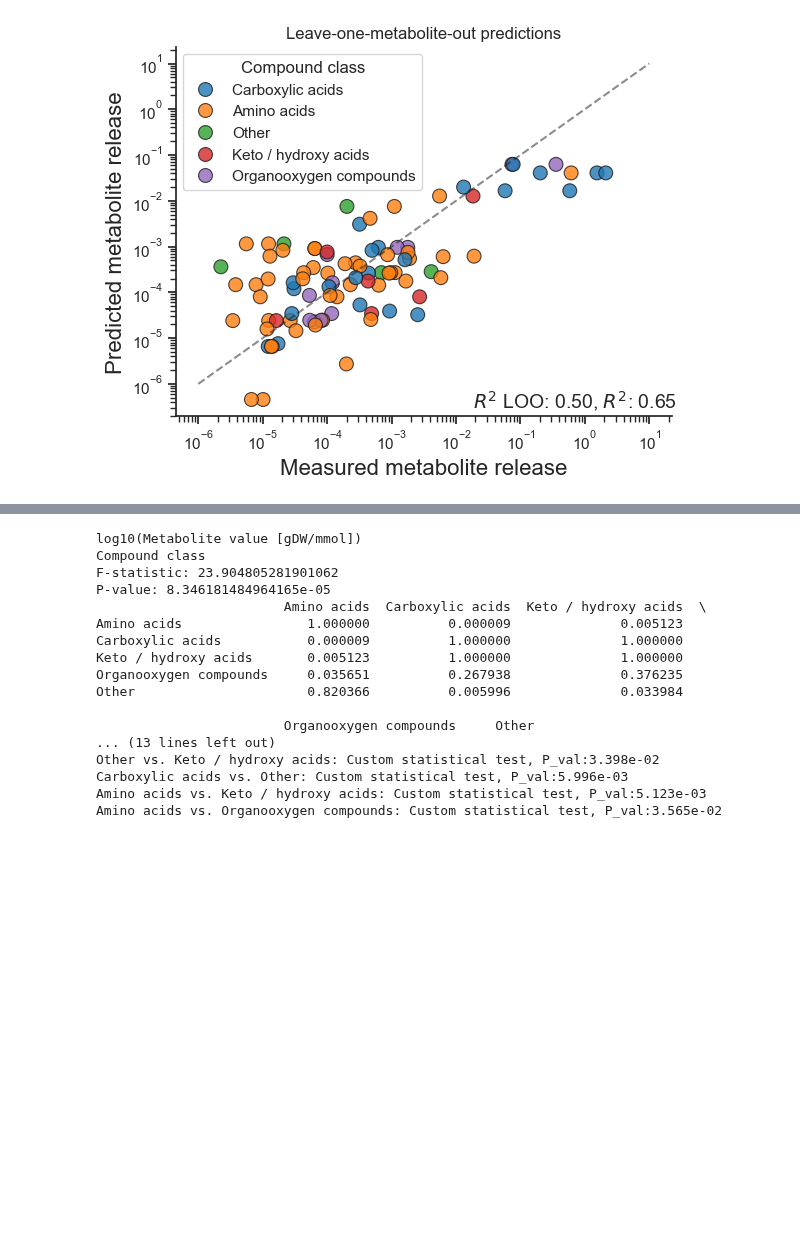
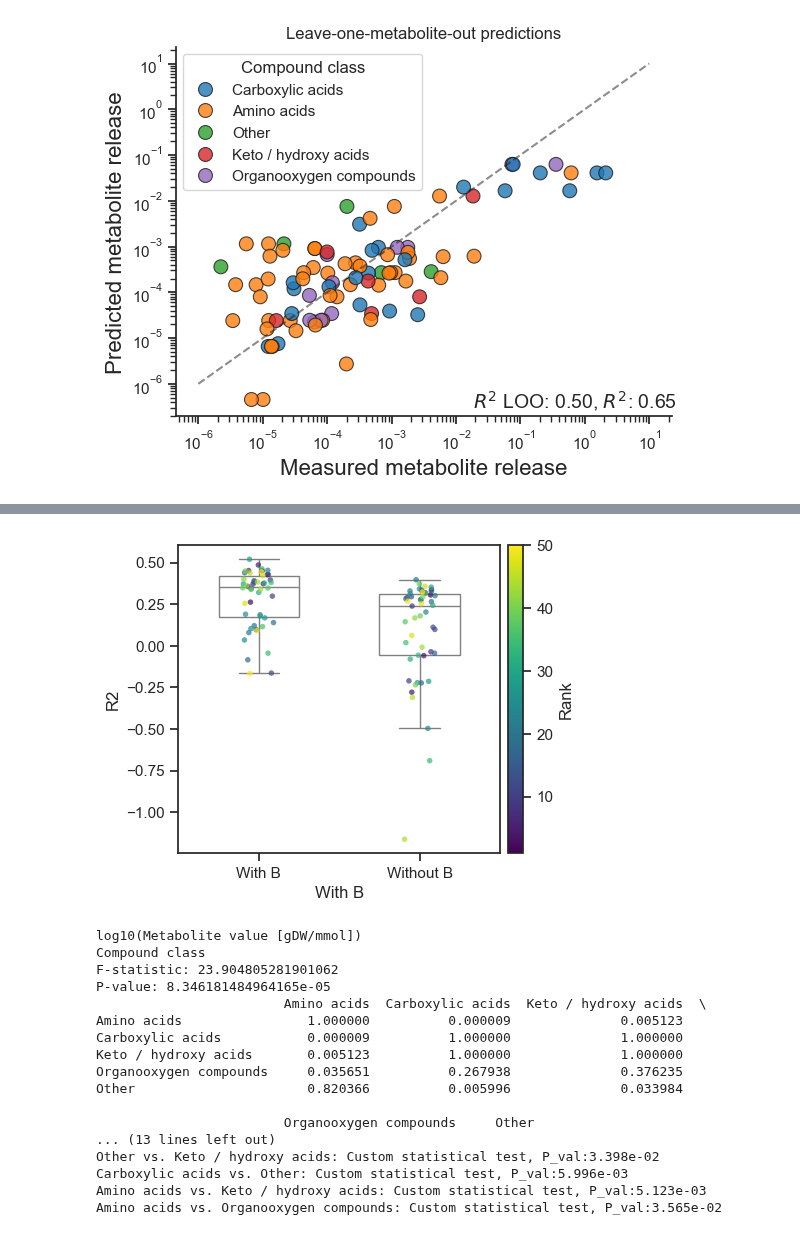
Before and after one commit to sulheim/metabolite-release, a Jupyter notebook: notebooks/1_release_rates/4_div/4D_make_figure_2.ipynb, the cells around one changed output, grey strips where cells are left out. Drawn from its saved outputs; the diff is of its cells as text; code cells hidden in the pictures; blank space fills up the shorter version.

```diff
--- a/notebooks/1_release_rates/4_div/4D_make_figure_2.ipynb
+++ b/notebooks/1_release_rates/4_div/4D_make_figure_2.ipynb
@@ -607,3 +720,30 @@ plt.savefig(figure_folder / "LOO_ecoli_metabolite_not_met_value.png", bbox_inche
+# %%
+import matplotlib as mpl
+
+
+fig, ax = plt.subplots(figsize=(5, 4))
+
+l = sns.boxplot(data=lin_model_df, y='R2', x='With B', width=0.5, fliersize=0, showfliers=False,
+            linewidth= 1, color = 'w', linecolor='grey')
+# sns.stripplot(data=lin_model_df, y='R2', x='With B', hue = 'Rank', palette='viridis', size=6, alpha=0.5, jitter=True, ax=l,
+#               edgecolor='k', linewidth=0.5)
+
+# Normalize the rank for the colormap
+norm = mpl.colors.Normalize(vmin=lin_model_df['Rank'].min(), vmax=lin_model_df['Rank'].max())
+scam = mpl.cm.ScalarMappable(cmap="viridis", norm=norm)
+scam.set_array([])
+
+# Plot stripplot with continuous color mapping
+sns.stripplot(
+    data=lin_model_df, y='R2', x='With B', hue='Rank', palette="viridis",
+    size=4, alpha=0.7, jitter=True, ax=ax, dodge=False, legend=False
+)
+
+# Add colorbar
+cbar = plt.colorbar(sm, ax=ax, pad=0.02)
+cbar.set_label('Rank')
+# %% [output]
+[figure, added]
 # %%
 short_cclass = {
 'Organooxygen compounds': 'OC',
```
Also changed, not shown: parts of 7 cells of this notebook, 8 other files.
